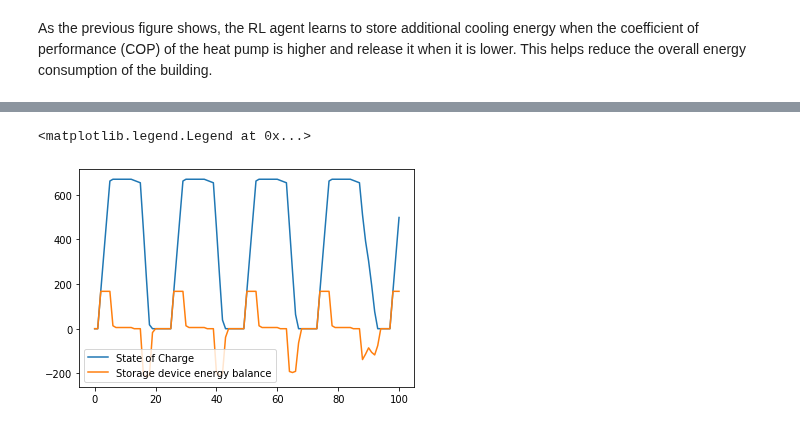
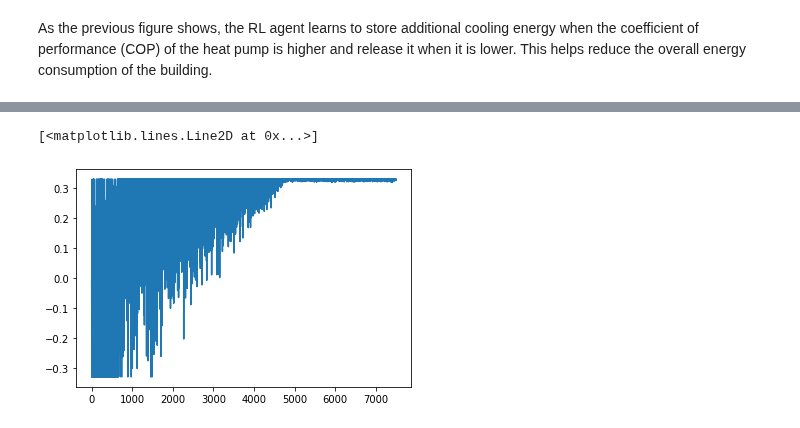
Before and after one commit to intelligent-environments-lab/CityLearn, a Jupyter notebook: main.ipynb, the cells around one changed output, grey strips where cells are left out. Saved outputs shown, nothing was run; the diff lists cells and outputs as text; code cells hidden in the pictures.

```diff
--- a/main.ipynb
+++ b/main.ipynb
@@ -92,12 +92,12 @@ Multiple episodes will run the RL controller over the same period over and over
 CHALLENGE:
 Running the RL algorithm to coordinate as many buildings as possible (at least 3 or 4) and find a good control policy in the minimum number of episodes as possible (ideally within a single episode)
 '''
-episodes = 100
+episodes = 3
 for e in range(episodes): #A stopping criterion can be added, which is based on whether the cost has reached some specific threshold or is no longer improving
     state = env.reset()
     done = False
     while not done:
-        if k%10000==0:
+        if k%200==0:
             print('hour: '+str(k)+' of '+str(2500*episodes))
 
         action = agents.select_action(state)
@@ -156,10 +158,3 @@ plt.legend(['RL Action','Heat Pump COP'])
 [figure]
 # %% [markdown]
 As the previous figure shows, the RL agent learns to store additional cooling energy when the coefficient of performance (COP) of the heat pump is higher and release it when it is lower. This helps reduce the overall energy consumption of the building.
-# %%
-#NO STORAGE
-env.reset()
-done = False
-while not done:
-    _, _, done, _ = env.step([[0]])
-cost_no_es = env.cost()
@@ -170,14 +160,0 @@ cost_no_es
-# %%
-#RBC CONTROLLER
-from agent import RBC_Agent
-
-#Instantiatiing the control agent(s)
-agents = RBC_Agent()
-
-state = env.reset()
-done = False
-while not done:
-    action = agents.select_action(state[0])
-    next_state, _, done, _ = env.step([action])
-    state = next_state
-cost_rbc = env.cost()
@@ -210,8 +161,6 @@ plt.legend(['Electrical consumption cooling','Building cooling demand','Heat pum
 # %%
 #Plots for the last 100 hours of the simulation
-plt.plot(env.buildings[0].cooling_storage.soc_list[2400:])
-plt.plot(env.buildings[0].cooling_storage.energy_balance_list[2400:])
-plt.legend(['State of Charge','Storage device energy balance'])
+plt.plot(env.action_track[8])
 # %% [output]
-<matplotlib.legend.Legend at 0x...>
+[<matplotlib.lines.Line2D at 0x...>]
-[figure, old version]
+[figure, new version]
```
Also changed, not shown: parts of 12 cells of this notebook, 1 other file.
